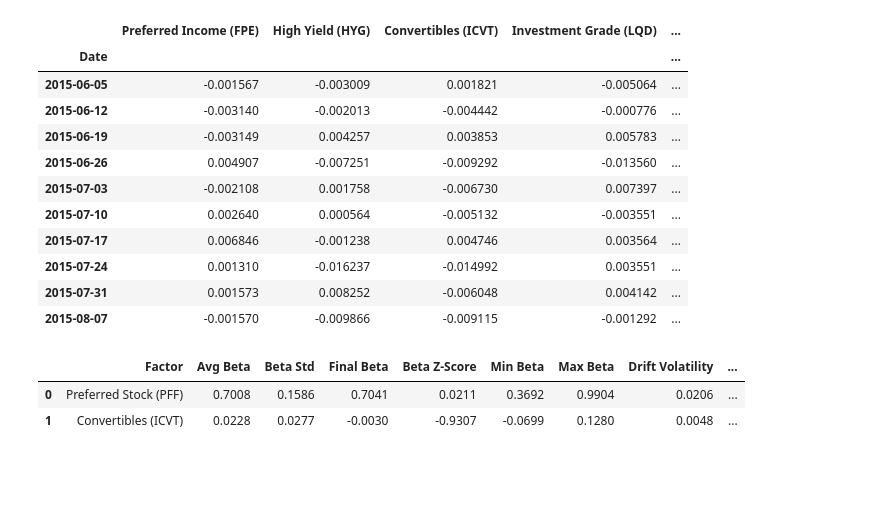
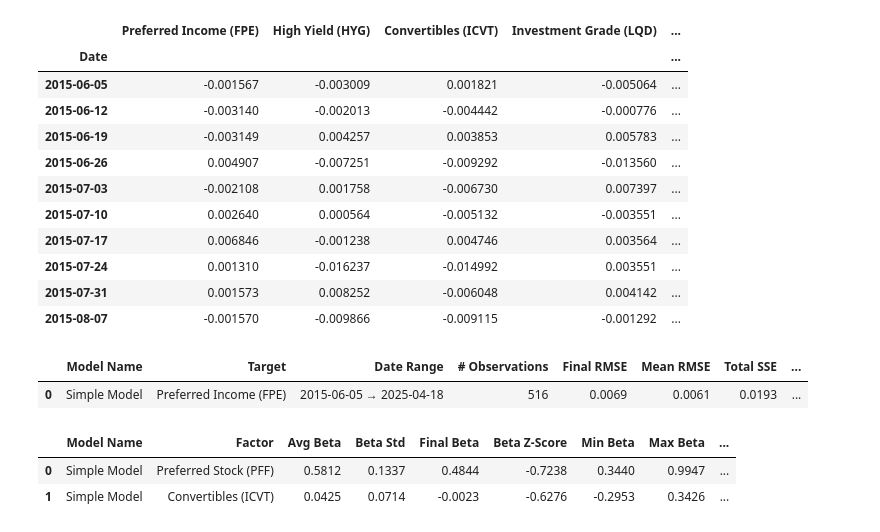
Before and after one commit to peterballaro/kalman_filter, a Jupyter notebook: filter_examples.ipynb, the cells around one changed output. Saved outputs shown, nothing was run; the diff lists cells and outputs as text; code cells hidden in the pictures; blank space fills up the shorter version.

```diff
--- a/filter_examples.ipynb
+++ b/filter_examples.ipynb
@@ -127,36 +131,44 @@ data_weekly.head(10)
 # %%
 # --- Inspect Results ---Ca
 
 # --- Define Target and Factor (PFF now used as factor) ---
 target_col = "Preferred Income (FPE)"  # Example target
 factor_cols = ["Preferred Stock (PFF)", 'Convertibles (ICVT)']  # PFF as factor
 
 y = data_weekly[target_col].values.reshape(-1, 1)
 H = data_weekly[factor_cols].values
 index = data_weekly.index
 
 # --- Build Kalman Spec ---
 spec = (
-    KalmanSpec(K=len(factor_cols), name='Simple Model')                             # one factor: PFF
-    #.add_AR1(phi=0.95)
-    #.estimate_initial_state(H, y)
+    KalmanSpec(K=len(factor_cols), name='Simple Model')
+    .estimate_initial_state(H, y)
+    .set_Q_from_factor_vols(H)
+    .estimate_R_from_ols(H, y)
 )
 
 # --- Run Kalman Filter ---
 engine = KalmanEngine(spec)
 results = KalmanEngine(spec).run(data_weekly,
 target_col= "Preferred Income (FPE)",
 factor_cols=factor_cols,
-burn=12
+burn=0
 )
 
 viz = ModelDiagnosticsPlotter(results)
 fig = viz.plot()  # uses default diagnostics: residuals, log_likelihood, gain_norm
-fig
+display(fig)
+df_factors = summarize_model_diagnostics(results)
+display(df_factors.style.format(precision=4))  # control formatting here, not in the function
+display(plot_factor_contributions(results, ))
+
+display(summarize_factor_dynamics(results).style.format(precision=4))
+
+fig = plot_beta_grid(results)
+display(fig)
+# %% [output]
+|  | Model Name | Target | Date Range | # Observations | Final RMSE | Mean RMSE | Total SSE | ... |
+| 0 | Simple Model | Preferred Income (FPE) | 2015-06-05 → 2025-04-18 | 516 | 0.0069 | 0.0061 | 0.0193 | ... |
+|  | Model Name | Factor | Avg Beta | Beta Std | Final Beta | Beta Z-Score | Min Beta | Max Beta | ... |
+| 0 | Simple Model | Preferred Stock (PFF) | 0.5812 | 0.1337 | 0.4844 | -0.7238 | 0.3440 | 0.9947 | ... |
+| 1 | Simple Model | Convertibles (ICVT) | 0.0425 | 0.0714 | -0.0023 | -0.6276 | -0.2953 | 0.3426 | ... |
-# %%
-df_factors = summarize_factor_dynamics(results)
-display(df_factors.style.format(precision=4))  # control formatting here, not in the function
-# %% [output]
-|  | Factor | Avg Beta | Beta Std | Final Beta | Beta Z-Score | Min Beta | Max Beta | Drift Volatility | ... |
-| 0 | Preferred Stock (PFF) | 0.7008 | 0.1586 | 0.7041 | 0.0211 | 0.3692 | 0.9904 | 0.0206 | ... |
-| 1 | Convertibles (ICVT) | 0.0228 | 0.0277 | -0.0030 | -0.9307 | -0.0699 | 0.1280 | 0.0048 | ... |
```
Also changed, not shown: parts of 8 cells of this notebook, 4 other files.
